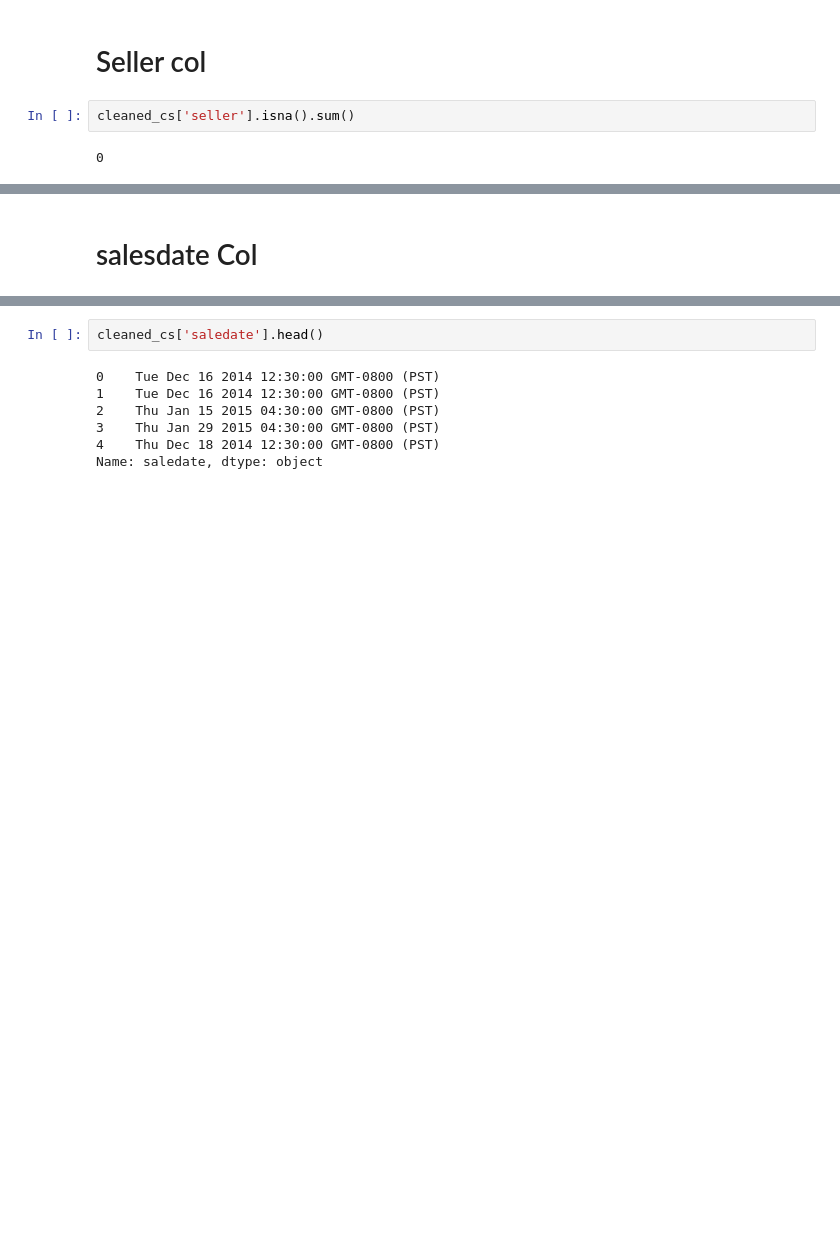
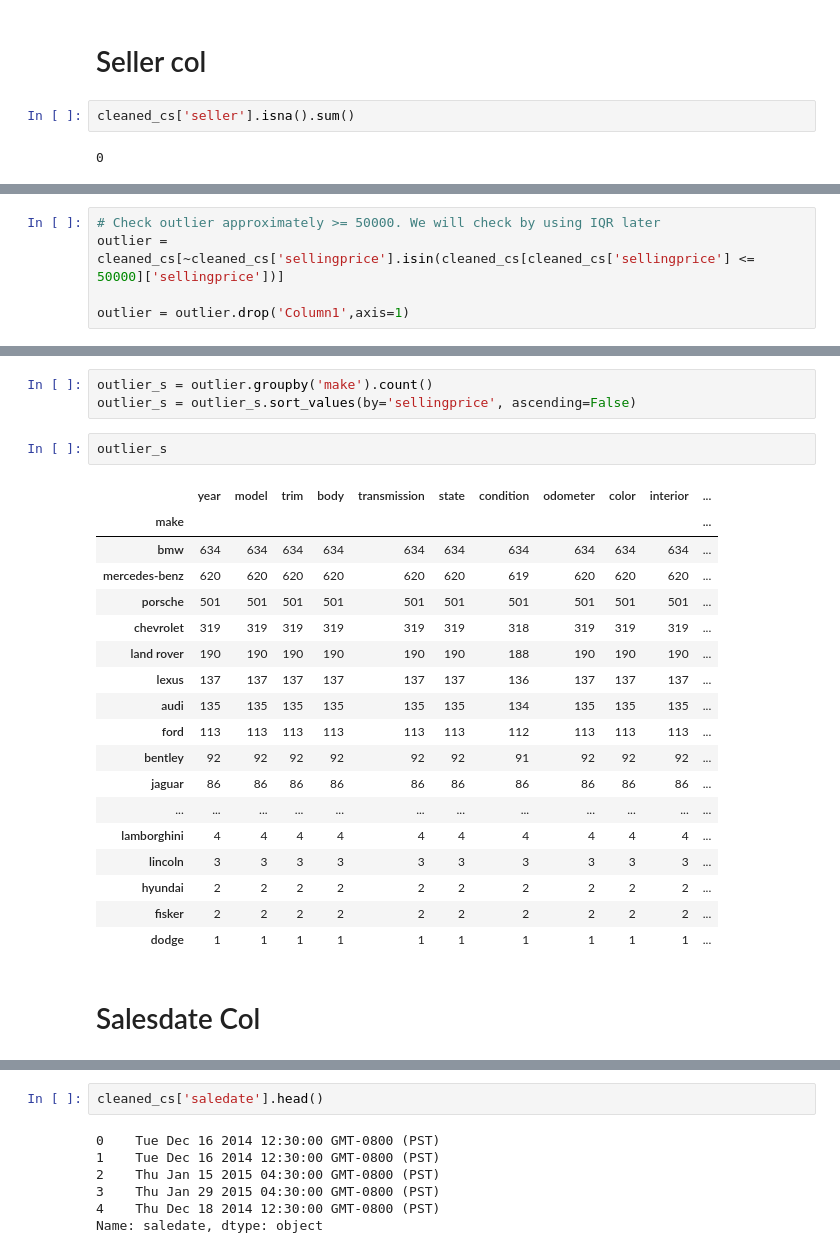
Before and after one commit to Kittisak-M/Best-Strategy-to-Buy-Car-for-Value-Concious-Customer, a Jupyter notebook: car-sales-exploratory-data-analysis.ipynb, the cells around one changed output, grey strips where cells are left out. Drawn from its saved outputs; the diff is of its cells as text; blank space fills up the shorter version.

```diff
--- a/car-sales-exploratory-data-analysis.ipynb
+++ b/car-sales-exploratory-data-analysis.ipynb
@@ -860,0 +860,5 @@ cleaned_cs['sellingprice'].isnull().sum()
+# %%
+# Check outlier approximately >= 50000. We will check by using IQR later
+outlier = cleaned_cs[~cleaned_cs['sellingprice'].isin(cleaned_cs[cleaned_cs['sellingprice'] <= 50000]['sellingprice'])]
+
+outlier = outlier.drop('Column1',axis=1)
@@ -861,5 +875,29 @@ cleaned_cs['sellingprice'].isnull().sum()
+# %%
+outlier_s = outlier.groupby('make').count()
+outlier_s = outlier_s.sort_values(by='sellingprice', ascending=False)
+# %%
+outlier_s
+# %% [output]
+|  | year | model | trim | body | transmission | state | condition | odometer | color | interior | ... |
+| make |  |  |  |  |  |  |  |  |  |  | ... |
+| bmw | 634 | 634 | 634 | 634 | 634 | 634 | 634 | 634 | 634 | 634 | ... |
+| mercedes-benz | 620 | 620 | 620 | 620 | 620 | 620 | 619 | 620 | 620 | 620 | ... |
+| porsche | 501 | 501 | 501 | 501 | 501 | 501 | 501 | 501 | 501 | 501 | ... |
+| chevrolet | 319 | 319 | 319 | 319 | 319 | 319 | 318 | 319 | 319 | 319 | ... |
+| land rover | 190 | 190 | 190 | 190 | 190 | 190 | 188 | 190 | 190 | 190 | ... |
+| lexus | 137 | 137 | 137 | 137 | 137 | 137 | 136 | 137 | 137 | 137 | ... |
+| audi | 135 | 135 | 135 | 135 | 135 | 135 | 134 | 135 | 135 | 135 | ... |
+| ford | 113 | 113 | 113 | 113 | 113 | 113 | 112 | 113 | 113 | 113 | ... |
+| bentley | 92 | 92 | 92 | 92 | 92 | 92 | 91 | 92 | 92 | 92 | ... |
+| jaguar | 86 | 86 | 86 | 86 | 86 | 86 | 86 | 86 | 86 | 86 | ... |
+| ... | ... | ... | ... | ... | ... | ... | ... | ... | ... | ... | ... |
+| lamborghini | 4 | 4 | 4 | 4 | 4 | 4 | 4 | 4 | 4 | 4 | ... |
+| lincoln | 3 | 3 | 3 | 3 | 3 | 3 | 3 | 3 | 3 | 3 | ... |
+| hyundai | 2 | 2 | 2 | 2 | 2 | 2 | 2 | 2 | 2 | 2 | ... |
+| fisker | 2 | 2 | 2 | 2 | 2 | 2 | 2 | 2 | 2 | 2 | ... |
+| dodge | 1 | 1 | 1 | 1 | 1 | 1 | 1 | 1 | 1 | 1 | ... |
 # %% [markdown]
-# salesdate Col
+# Salesdate Col
 # %%
 cleaned_cs.dtypes
 # %% [output]
```
Also changed, not shown: parts of 50 cells of this notebook.
